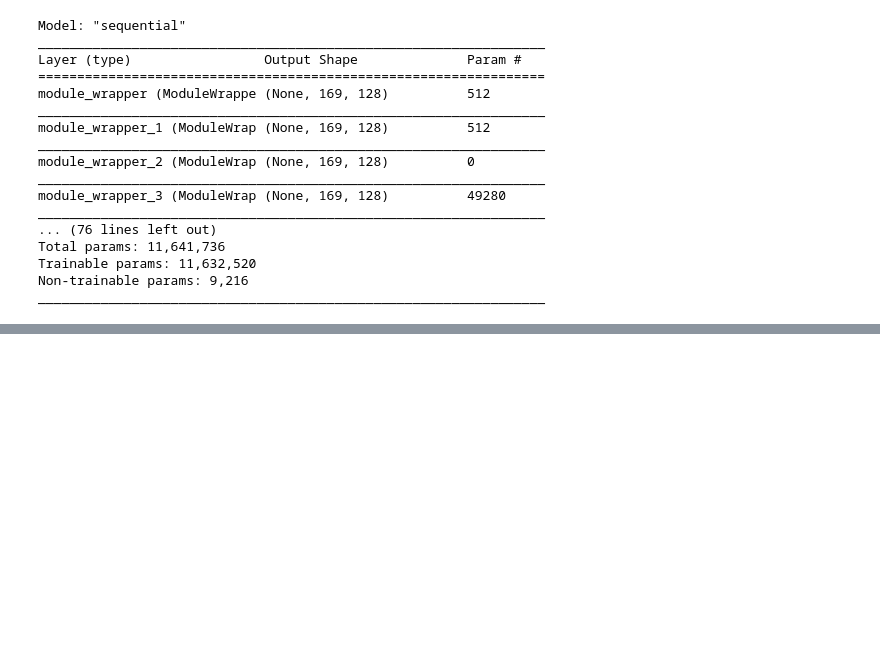
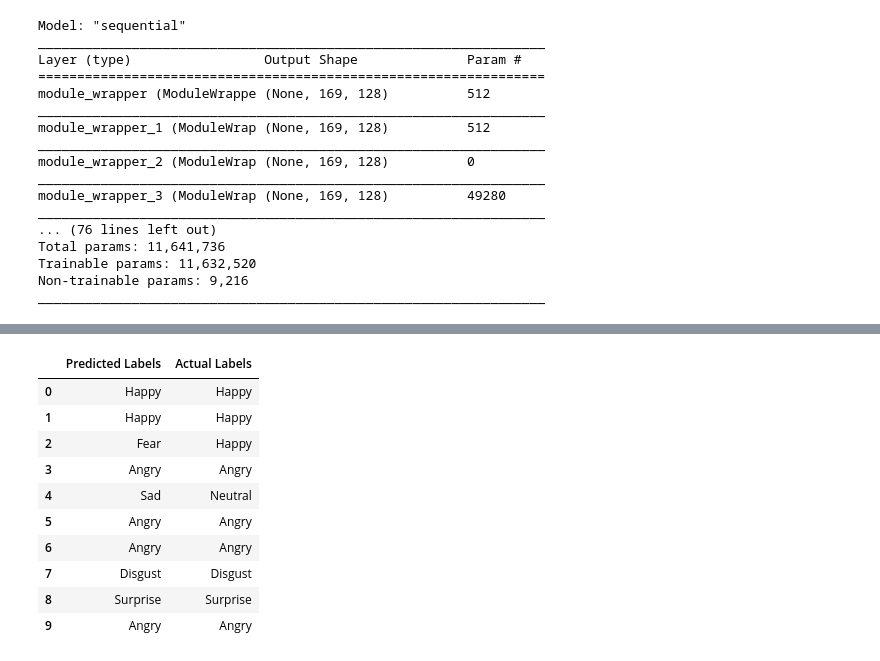
Before and after one commit to prempatell/Audio-Emotion-Detection, a Jupyter notebook: Audio Sentiment Analysis/CNN/cnn.ipynb, the cells around one changed output, grey strips where cells are left out. Drawn from its saved outputs; the diff is of its cells as text; code cells hidden in the pictures; blank space fills up the shorter version.

```diff
--- a/Audio Sentiment Analysis/CNN/cnn.ipynb
+++ b/Audio Sentiment Analysis/CNN/cnn.ipynb
@@ -540,0 +559,18 @@ Test accuracy: 0.8204553723335266
+# %%
+df = pd.DataFrame(columns=['Predicted Labels', 'Actual Labels'])
+df['Predicted Labels'] = y_pred.flatten()
+df['Actual Labels'] = y_test.flatten()
+
+df.head(10)
+# %% [output]
+|  | Predicted Labels | Actual Labels |
+| 0 | Happy | Happy |
+| 1 | Happy | Happy |
+| 2 | Fear | Happy |
+| 3 | Angry | Angry |
+| 4 | Sad | Neutral |
+| 5 | Angry | Angry |
+| 6 | Angry | Angry |
+| 7 | Disgust | Disgust |
+| 8 | Surprise | Surprise |
+| 9 | Angry | Angry |
```
Also changed, not shown: parts of 11 cells of this notebook.
